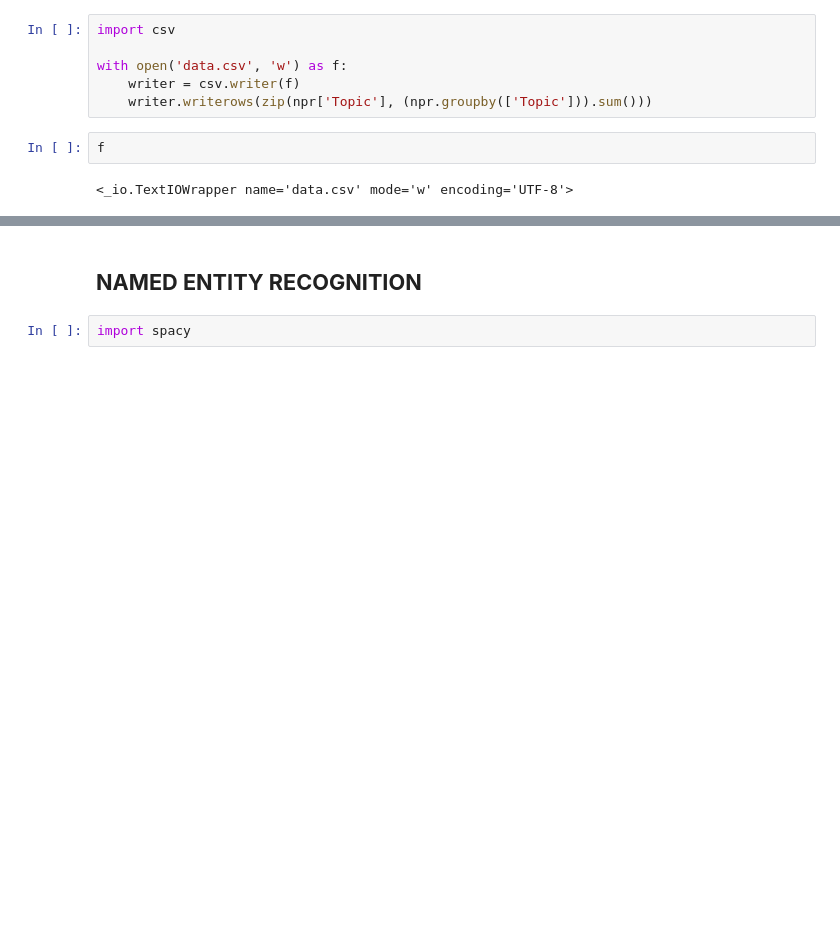
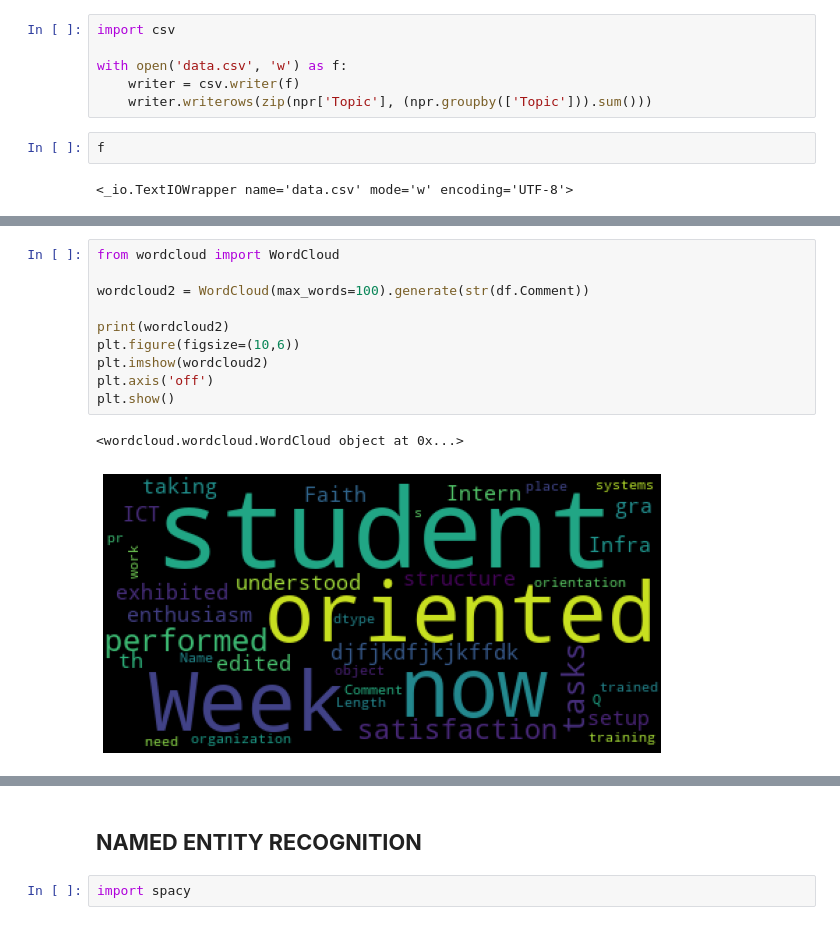
Before and after one commit to JoelMuhanguzi/dataanalyticsexam, a Jupyter notebook: datavisualizationassignment.ipynb, the cells around one changed output, grey strips where cells are left out. Drawn from its saved outputs; the diff is of its cells as text; blank space fills up the shorter version.

```diff
--- a/datavisualizationassignment.ipynb
+++ b/datavisualizationassignment.ipynb
@@ -187,0 +319,13 @@ f
+# %%
+from wordcloud import WordCloud
+
+wordcloud2 = WordCloud(max_words=100).generate(str(df.Comment))
+
+print(wordcloud2)
+plt.figure(figsize=(10,6))
+plt.imshow(wordcloud2)
+plt.axis('off')
+plt.show()
+# %% [output]
+<wordcloud.wordcloud.WordCloud object at 0x...>
+[figure, added]
```
Also changed, not shown: parts of 26 cells of this notebook.
